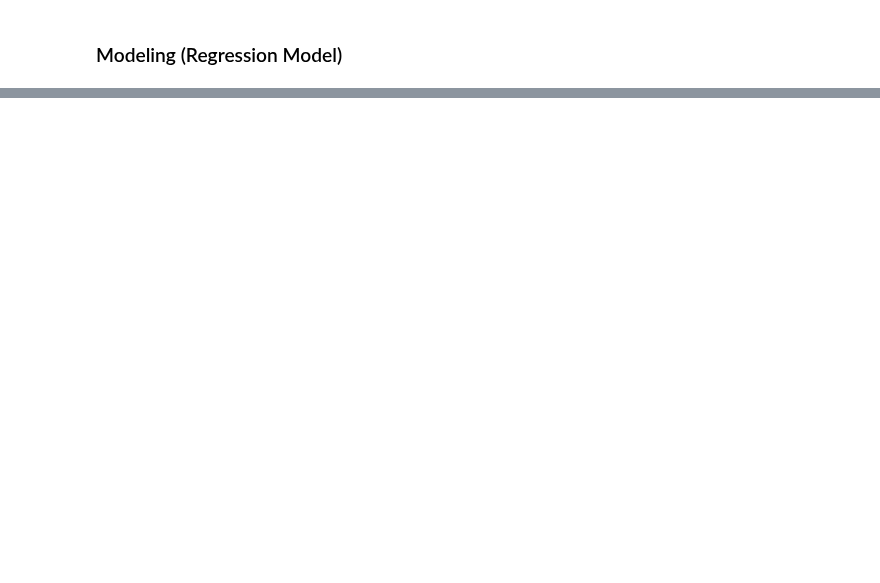
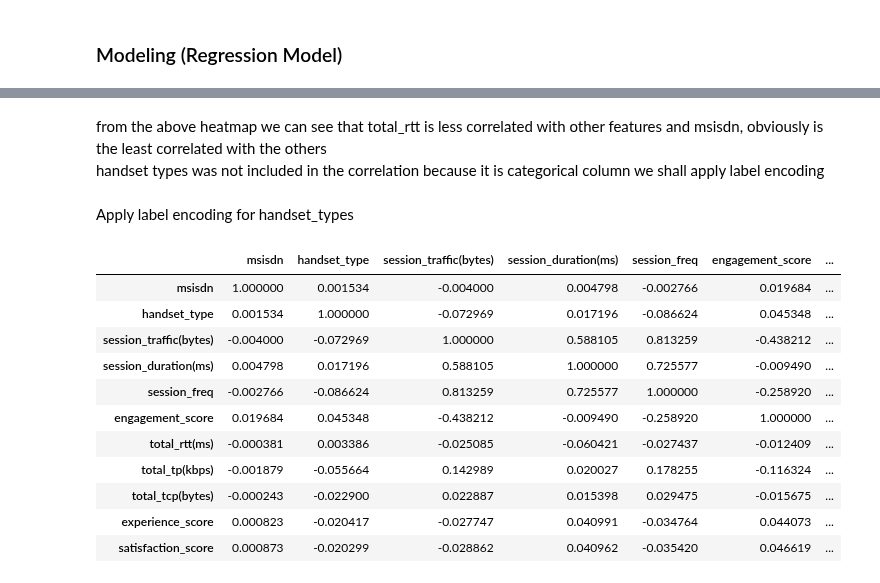
Before and after one commit to Nathnael12/Telecom_data_analysis, a Jupyter notebook: notebooks/UserSatisfactionAnalysis.ipynb, the cells around one changed output, grey strips where cells are left out. Drawn from its saved outputs; the diff is of its cells as text; code cells hidden in the pictures; blank space fills up the shorter version.

```diff
--- a/notebooks/UserSatisfactionAnalysis.ipynb
+++ b/notebooks/UserSatisfactionAnalysis.ipynb
@@ -135,0 +132,5 @@ plt.show()
+# %% [markdown]
+from the above heatmap we can see that total_rtt is less correlated with other features and msisdn, obviously is the least correlated with the others <br>
+handset types was not included in the correlation because it is categorical column we shall apply label encoding
+# %% [markdown]
+Apply label encoding for handset_types
@@ -135,0 +142,15 @@ plt.show()
+# %%
+label_encoded_satisfaction_metrics.corr()
+# %% [output]
+|  | msisdn | handset_type | session_traffic(bytes) | session_duration(ms) | session_freq | engagement_score | ... |
+| msisdn | 1.000000 | 0.001534 | -0.004000 | 0.004798 | -0.002766 | 0.019684 | ... |
+| handset_type | 0.001534 | 1.000000 | -0.072969 | 0.017196 | -0.086624 | 0.045348 | ... |
+| session_traffic(bytes) | -0.004000 | -0.072969 | 1.000000 | 0.588105 | 0.813259 | -0.438212 | ... |
+| session_duration(ms) | 0.004798 | 0.017196 | 0.588105 | 1.000000 | 0.725577 | -0.009490 | ... |
+| session_freq | -0.002766 | -0.086624 | 0.813259 | 0.725577 | 1.000000 | -0.258920 | ... |
+| engagement_score | 0.019684 | 0.045348 | -0.438212 | -0.009490 | -0.258920 | 1.000000 | ... |
+| total_rtt(ms) | -0.000381 | 0.003386 | -0.025085 | -0.060421 | -0.027437 | -0.012409 | ... |
+| total_tp(kbps) | -0.001879 | -0.055664 | 0.142989 | 0.020027 | 0.178255 | -0.116324 | ... |
+| total_tcp(bytes) | -0.000243 | -0.022900 | 0.022887 | 0.015398 | 0.029475 | -0.015675 | ... |
+| experience_score | 0.000823 | -0.020417 | -0.027747 | 0.040991 | -0.034764 | 0.044073 | ... |
+| satisfaction_score | 0.000873 | -0.020299 | -0.028862 | 0.040962 | -0.035420 | 0.046619 | ... |
```
Also changed, not shown: parts of 16 cells of this notebook, 4 other files.
